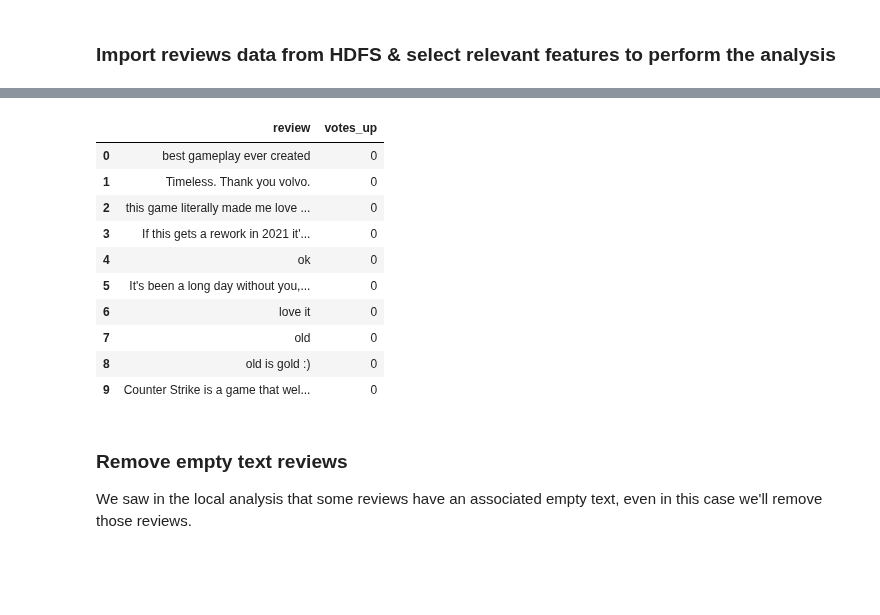
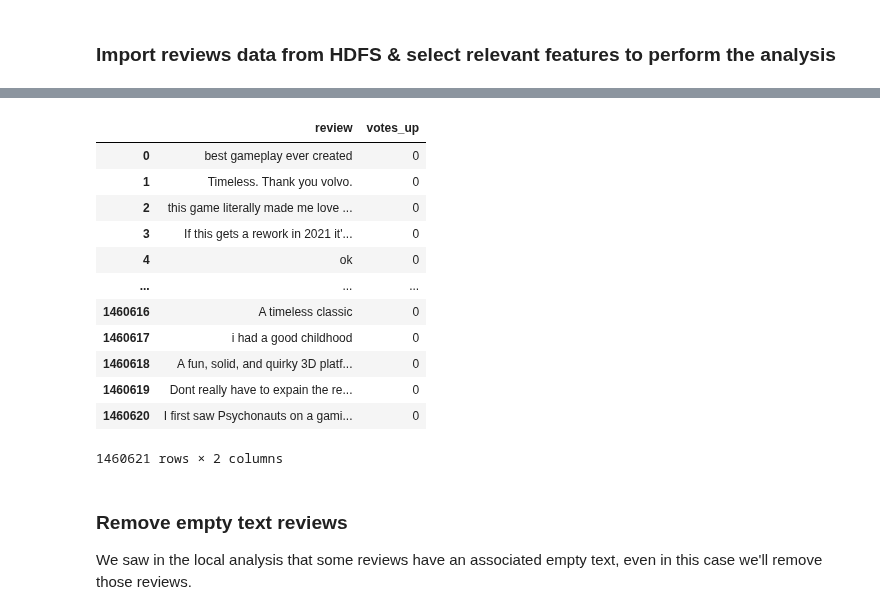
Before and after one commit to Amatofrancesco99/dsbda2022, a Jupyter notebook: notebooks/hypotheses/distributed/5th.ipynb, the cells around one changed output, grey strips where cells are left out. Saved outputs shown, nothing was run; the diff lists cells and outputs as text; code cells hidden in the pictures; blank space fills up the shorter version.

```diff
--- a/notebooks/hypotheses/distributed/5th.ipynb
+++ b/notebooks/hypotheses/distributed/5th.ipynb
@@ -63,18 +65,20 @@ base_reviews_df = spark.read.csv(
 # %%
 df = base_reviews_df
-df[['review', 'votes_up']].to_spark().limit(10).toPandas()
+df[['review', 'votes_up']].to_spark().toPandas()
 # %% [output]
 |  | review | votes_up |
 | 0 | best gameplay ever created | 0 |
 | 1 | Timeless. Thank you volvo. | 0 |
 | 2 | this game literally made me love ... | 0 |
 | 3 | If this gets a rework in 2021 it'... | 0 |
 | 4 | ok | 0 |
-| 5 | It's been a long day without you,... | 0 |
-| 6 | love it | 0 |
-| 7 | old | 0 |
-| 8 | old is gold :) | 0 |
-| 9 | Counter Strike is a game that wel... | 0 |
+| ... | ... | ... |
+| 1460616 | A timeless classic | 0 |
+| 1460617 | i had a good childhood | 0 |
+| 1460618 | A fun, solid, and quirky 3D platf... | 0 |
+| 1460619 | Dont really have to expain the re... | 0 |
+| 1460620 | I first saw Psychonauts on a gami... | 0 |
+1460621 rows × 2 columns
 # %% [markdown]
 ### Remove empty text reviews
 
```
Also changed, not shown: parts of 9 cells of this notebook.
